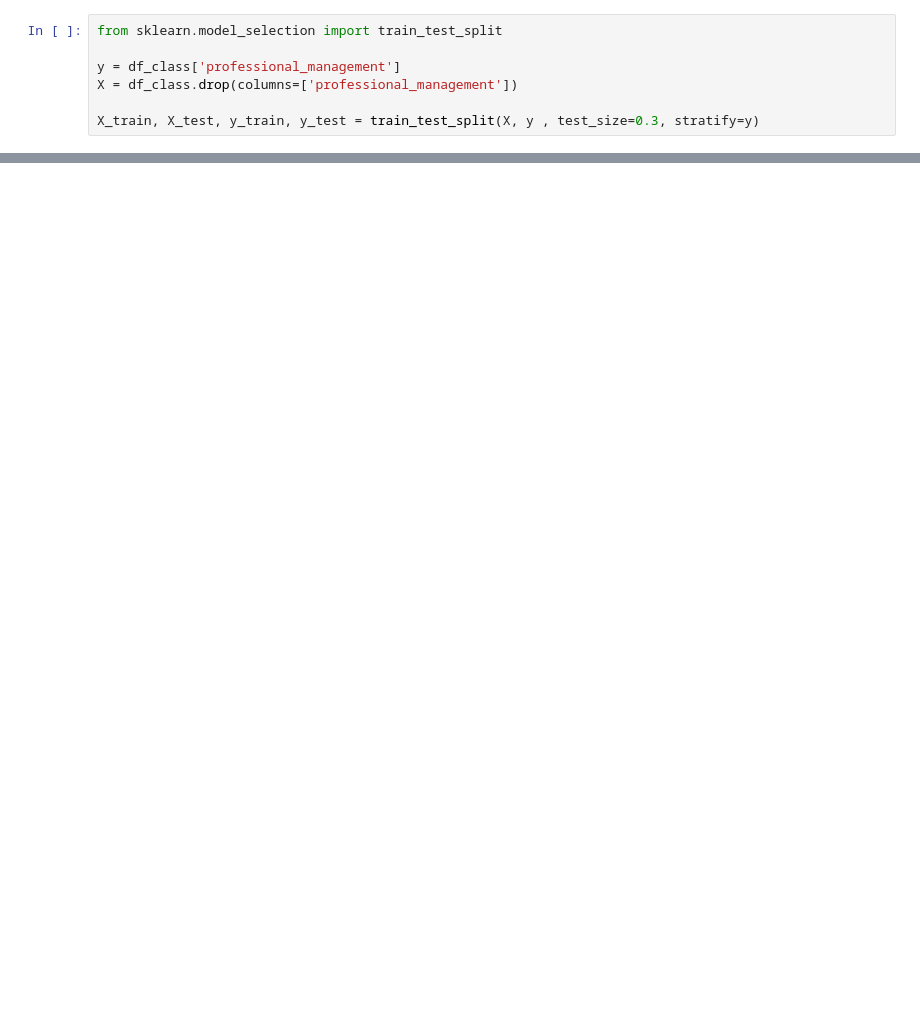
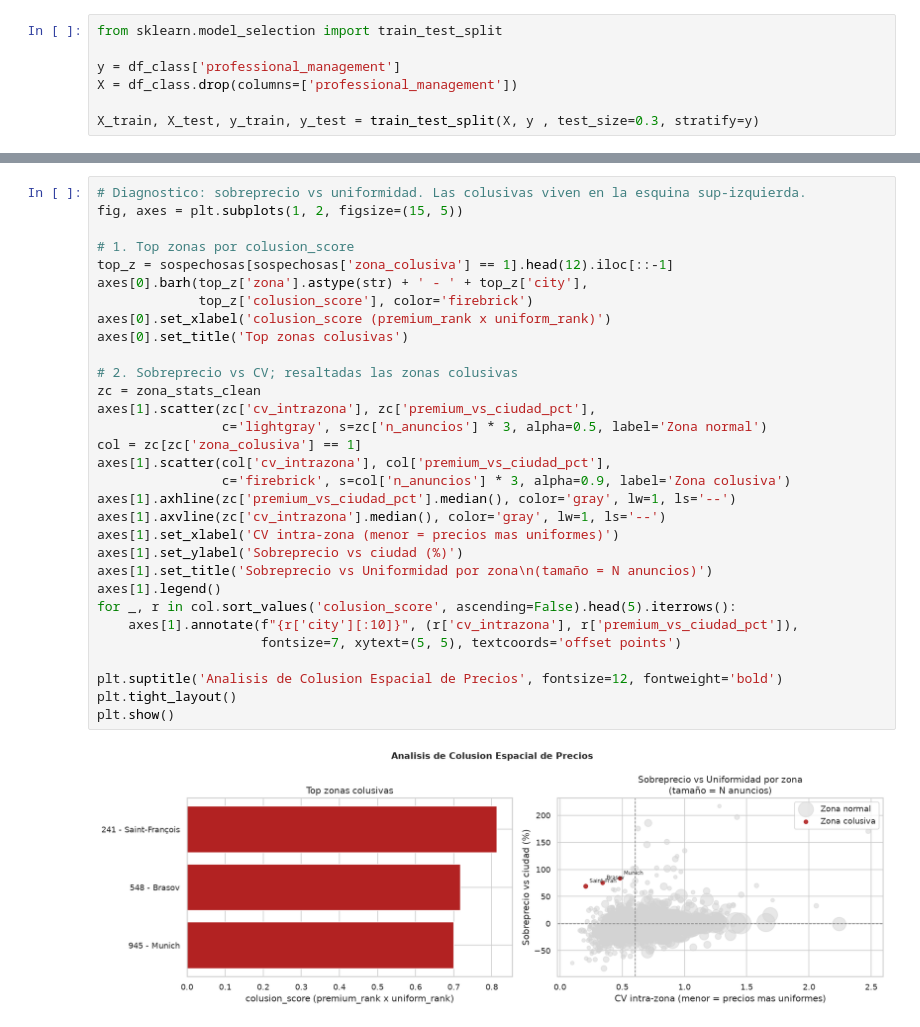
Before and after one commit to Rajevic-0/Proyecto-Mineria-De-Datos, a Jupyter notebook: Notebooks/Hito_1.ipynb, the cells around one changed output, grey strips where cells are left out. Saved outputs shown, nothing was run; the diff lists cells and outputs as text; blank space fills up the shorter version.

```diff
--- a/Notebooks/Hito_1.ipynb
+++ b/Notebooks/Hito_1.ipynb
@@ -750,0 +1002,33 @@ Pregunta 4: Anomalías
+# %%
+# Diagnostico: sobreprecio vs uniformidad. Las colusivas viven en la esquina sup-izquierda.
+fig, axes = plt.subplots(1, 2, figsize=(15, 5))
+
+# 1. Top zonas por colusion_score
+top_z = sospechosas[sospechosas['zona_colusiva'] == 1].head(12).iloc[::-1]
+axes[0].barh(top_z['zona'].astype(str) + ' - ' + top_z['city'],
+             top_z['colusion_score'], color='firebrick')
+axes[0].set_xlabel('colusion_score (premium_rank x uniform_rank)')
+axes[0].set_title('Top zonas colusivas')
+
+# 2. Sobreprecio vs CV; resaltadas las zonas colusivas
+zc = zona_stats_clean
+axes[1].scatter(zc['cv_intrazona'], zc['premium_vs_ciudad_pct'],
+                c='lightgray', s=zc['n_anuncios'] * 3, alpha=0.5, label='Zona normal')
+col = zc[zc['zona_colusiva'] == 1]
+axes[1].scatter(col['cv_intrazona'], col['premium_vs_ciudad_pct'],
+                c='firebrick', s=col['n_anuncios'] * 3, alpha=0.9, label='Zona colusiva')
+axes[1].axhline(zc['premium_vs_ciudad_pct'].median(), color='gray', lw=1, ls='--')
+axes[1].axvline(zc['cv_intrazona'].median(), color='gray', lw=1, ls='--')
+axes[1].set_xlabel('CV intra-zona (menor = precios mas uniformes)')
+axes[1].set_ylabel('Sobreprecio vs ciudad (%)')
+axes[1].set_title('Sobreprecio vs Uniformidad por zona\n(tamaño = N anuncios)')
+axes[1].legend()
+for _, r in col.sort_values('colusion_score', ascending=False).head(5).iterrows():
+    axes[1].annotate(f"{r['city'][:10]}", (r['cv_intrazona'], r['premium_vs_ciudad_pct']),
+                     fontsize=7, xytext=(5, 5), textcoords='offset points')
+
+plt.suptitle('Analisis de Colusion Espacial de Precios', fontsize=12, fontweight='bold')
+plt.tight_layout()
+plt.show()
+# %% [output]
+[figure, added]
```
Also changed, not shown: parts of 21 cells of this notebook.
